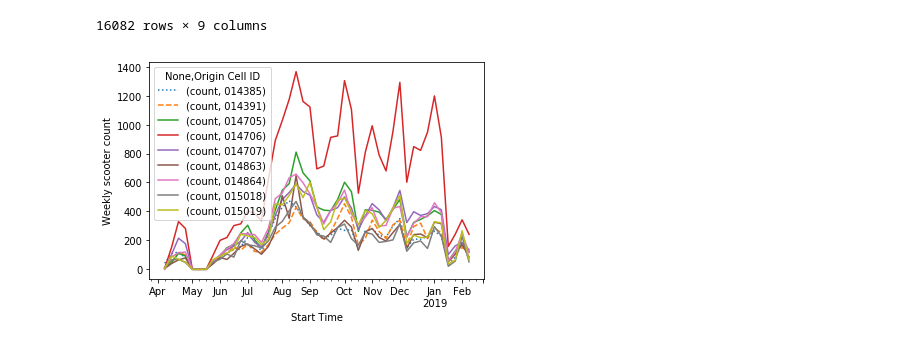
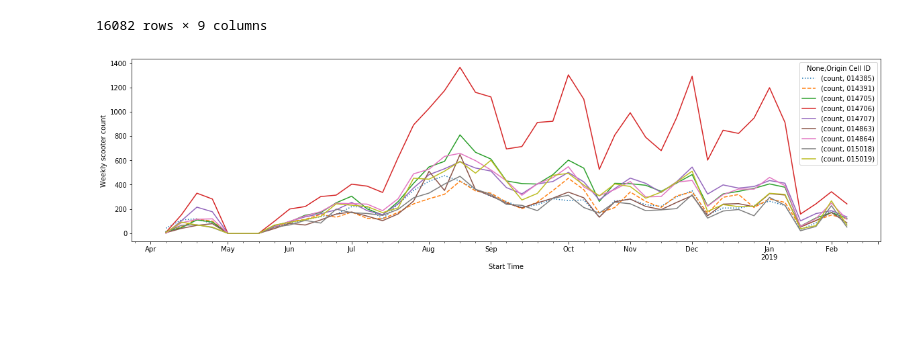
Before and after one commit to sameerabalay/Dockless_Mobility, a Jupyter notebook: src/Time_Series_2.ipynb, the cells around one changed output. Cells and saved outputs as stored; diff of their text form; code cells hidden in the pictures; blank space fills up the shorter version.

```diff
--- a/src/Time_Series_2.ipynb
+++ b/src/Time_Series_2.ipynb
@@ -249,7 +249,7 @@ t.fillna(0)
 16082 rows × 9 columns
 # %%
 weekly = t.resample('W').sum()
-weekly.plot(style=[':', '--', '-'])
+weekly.plot(style=[':', '--', '-'],figsize=(20, 5))
 plt.ylabel('Weekly scooter count');
 # %% [output]
-[figure, old version]
+[figure, new version]
```
Also changed, not shown: parts of 5 cells of this notebook, 5 other files.
